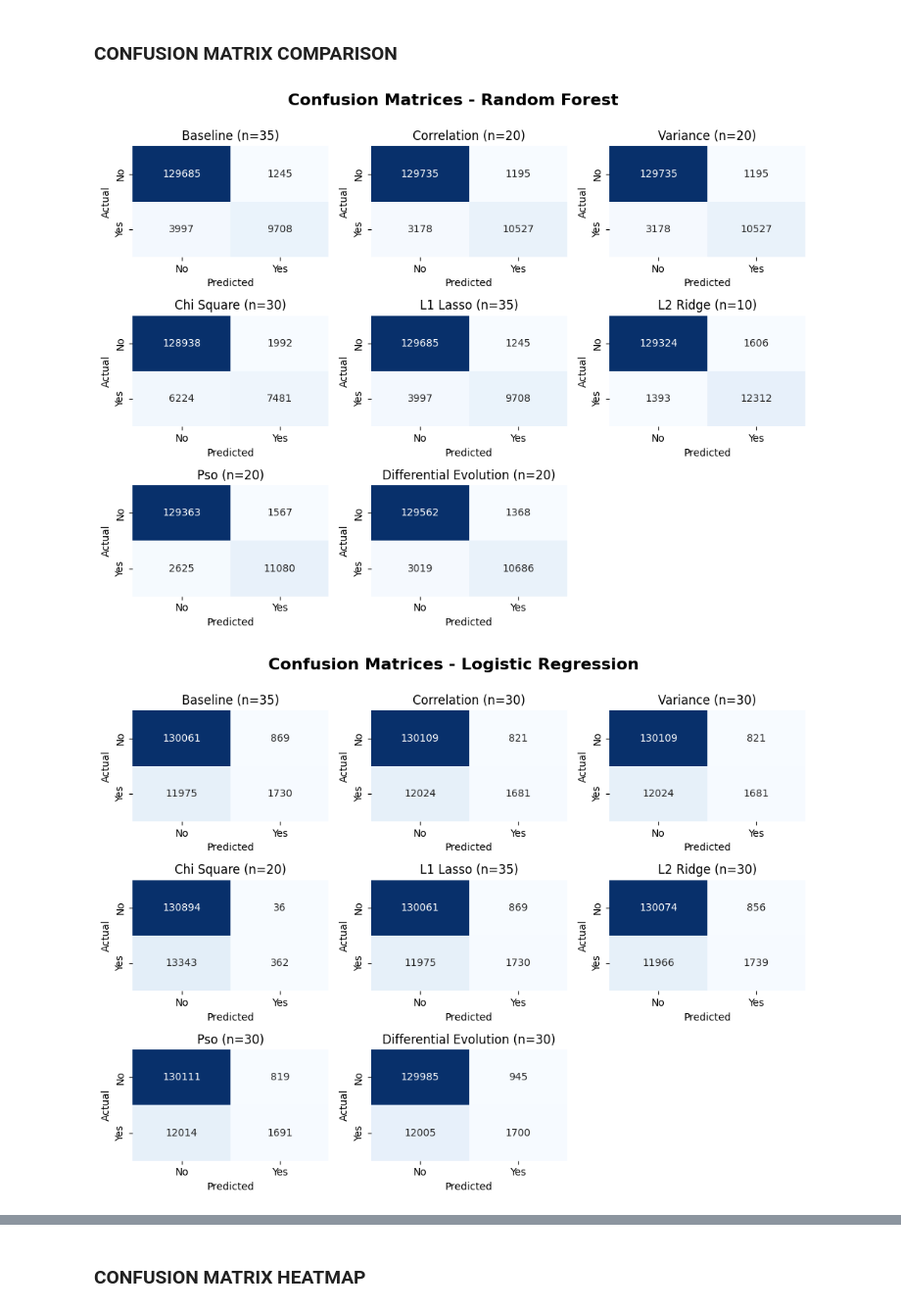
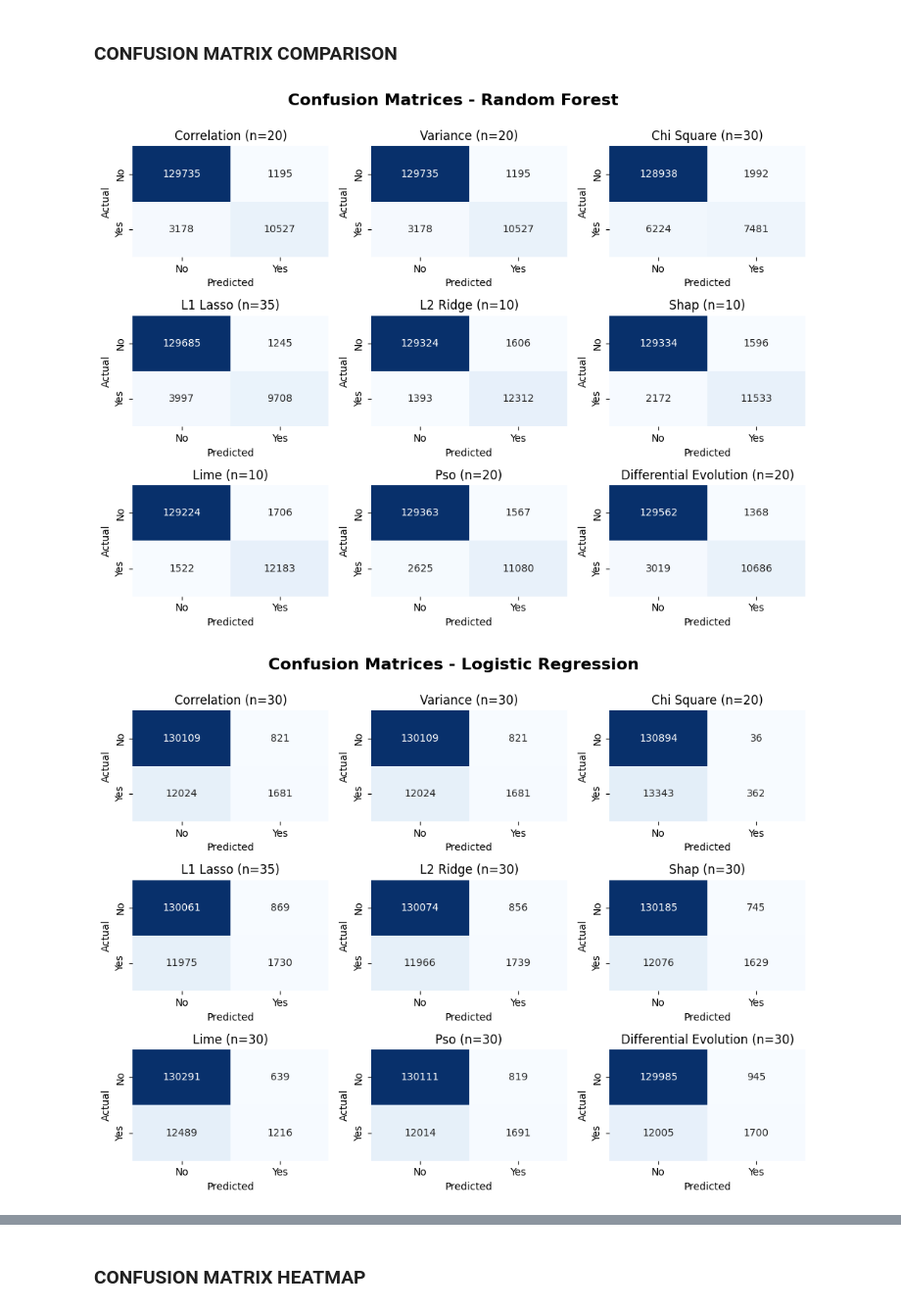
Before and after one commit to anitarazafi/feature-selection, a Jupyter notebook: notebooks/07_visualizations.ipynb, the cells around one changed output, grey strips where cells are left out. Shown at 98% size. Cells and saved outputs as stored; diff of their text form; code cells hidden in the pictures.

```diff
--- a/notebooks/07_visualizations.ipynb
+++ b/notebooks/07_visualizations.ipynb
@@ -171,10 +171,8 @@ def plot_pr_auc_comparison(methods, dataset, models, save_path=None):
         plt.savefig(save_path, dpi=300, bbox_inches='tight')
     plt.show()
 # %%
-#methods = ['baseline', 'correlation', 'variance', 'chi_square',
-           #'l1_lasso', 'l2_ridge', 'shap', 'lime', 'pso', 'differential_evolution' ]
 methods = ['baseline', 'correlation', 'variance', 'chi_square',
-           'l1_lasso', 'l2_ridge', 'pso', 'differential_evolution' ]
+           'l1_lasso', 'l2_ridge', 'shap', 'lime', 'pso', 'differential_evolution' ]
 models = ['logistic_regression', 'random_forest', 'xgboost']
 path_value = RESULTS_DIR / dataset / "plots" / "pr_auc_comparison.png"
 save_path = Path(path_value)
@@ -215,10 +213,8 @@ def plot_pr_curve(methods, dataset, model, save_path=None):
         plt.savefig(save_path, dpi=300, bbox_inches='tight')
     plt.show()
 # %%
-#methods = ['baseline', 'correlation', 'variance', 'chi_square',
-           #'l1_lasso', 'l2_ridge', 'shap', 'lime', 'pso', 'differential_evolution' ]
 methods = ['baseline', 'correlation', 'variance', 'chi_square',
-           'l1_lasso', 'l2_ridge', 'pso', 'differential_evolution' ]
+           'l1_lasso', 'l2_ridge', 'shap', 'lime', 'pso', 'differential_evolution' ]
 models = ['random_forest', 'logistic_regression', 'xgboost']
 for model_name in models:
     save_path = Path(RESULTS_DIR / dataset / "plots" / f"pr_curve_{model_name}.png")
@@ -284,15 +280,13 @@ def plot_confusion_matrices_grid(methods, dataset, model, save_path=None):
         plt.savefig(save_path, dpi=300, bbox_inches='tight')
     plt.show()
 # %%
-#methods = ['baseline', 'correlation', 'variance', 'chi_square',
-           #'l1_lasso', 'l2_ridge', 'shap', 'lime', 'pso', 'differential_evolution' ]
-methods = ['baseline', 'correlation', 'variance', 'chi_square',
-           'l1_lasso', 'l2_ridge', 'pso', 'differential_evolution' ]
+methods = ['correlation', 'variance', 'chi_square',
+           'l1_lasso', 'l2_ridge', 'shap', 'lime', 'pso', 'differential_evolution' ]
 models = ['random_forest', 'logistic_regression', 'xgboost']
 for model_name in models:
     save_path = Path(RESULTS_DIR / dataset / "plots" / f"cm_grid_{model_name}.png")
     save_path.parent.mkdir(parents=True, exist_ok=True)
     plot_confusion_matrices_grid(methods, dataset, model_name, save_path)
 # %% [output]
-[figure, old version]
+[figure, new version]
-[figure, old version]
+[figure, new version]
```
Also changed, not shown: parts of 5 cells of this notebook, 1 other file.
